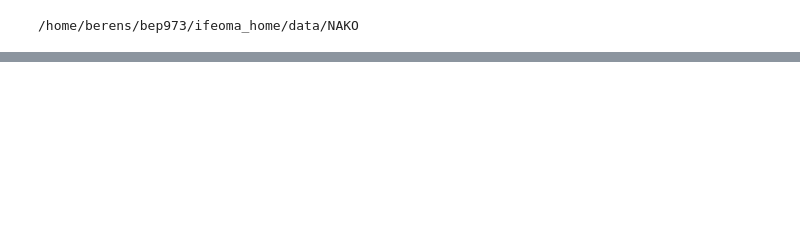
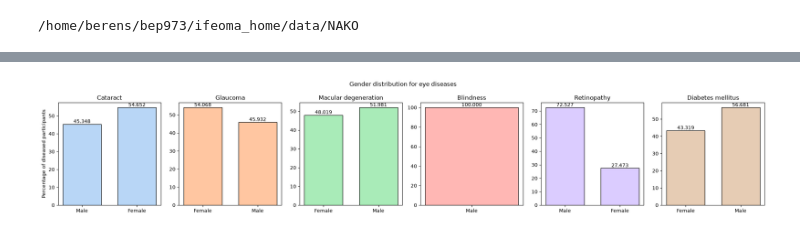
Before and after one commit to berenslab/leverage-data, a Jupyter notebook: linear_probe.ipynb, the cells around one changed output, grey strips where cells are left out. Cells and saved outputs as stored; diff of their text form; code cells hidden in the pictures; blank space fills up the shorter version.

Commit message:
gotten classification data

```diff
--- a/linear_probe.ipynb
+++ b/linear_probe.ipynb
@@ -98,0 +108,3 @@ FileNotFoundError: [Errno 2] No such file or directory: '/home/berens/bep973/ife
+# %%
+labels_df = pd.read_csv(os.path.join(dataset_root, 'NAKO_metadata','labels', 'labels.csv'))
+labels_df.head()
@@ -98,0 +119,37 @@ FileNotFoundError: [Errno 2] No such file or directory: '/home/berens/bep973/ife
+# %%
+LABELS_FILE = os.path.join(dataset_root, 'NAKO_metadata','labels', 'labels.csv')
+METADATA_FILE = f'{dataset_root}/NAKO_metadata/labels/metadata_translated.csv'
+# %%
+decoder = nako.FeatureDecoder(os.path.join(LABELS_FILE, METADATA_FILE))
+# %%
+colors = sns.color_palette('pastel', 10)
+colors = cycle([mpl.colors.rgb2hex(c) for c in colors])
+# %%
+feature_names = [ 'basis_sex'] + EYE_DISEASES
+df = labels_df[feature_names].copy()
+
+feature_name = feature_names[0]
+mapping, label = decoder.decode(feature_name)
+df, mapping = decoder.group_nans(feature_name, mapping, df)
+df[feature_name] = df[feature_name].map(mapping)
+
+fig, ax = plt.subplots(1, 6, figsize=(21, 4))
+
+for i, feature_name in enumerate(feature_names[1:]):
+    mapping, label = decoder.decode(feature_name)
+    df, mapping = decoder.group_nans(feature_name, mapping, df)
+    df[feature_name] = df[feature_name].map(mapping)
+    # print(df[feature_name].value_counts(dropna = False))
+    df_filtered = df[df[feature_name] == 'Yes']
+    sns.histplot(x='basis_sex', data=df_filtered, stat='percent', shrink=0.7, color=next(colors), ax=ax[i])
+
+    ax[i].bar_label(ax[i].containers[0], fmt='%.3f')
+    ax[i].set_title(label.capitalize())
+    ax[i].set_xlabel('')
+    ax[i].set_ylabel('')
+
+ax[0].set_ylabel('Percentage of diseased participants')
+fig.suptitle('Gender distribution for eye diseases')
+plt.tight_layout()
+# %% [output]
+[figure, added]
```
Also changed, not shown: parts of 49 cells of this notebook, 1 other file.
